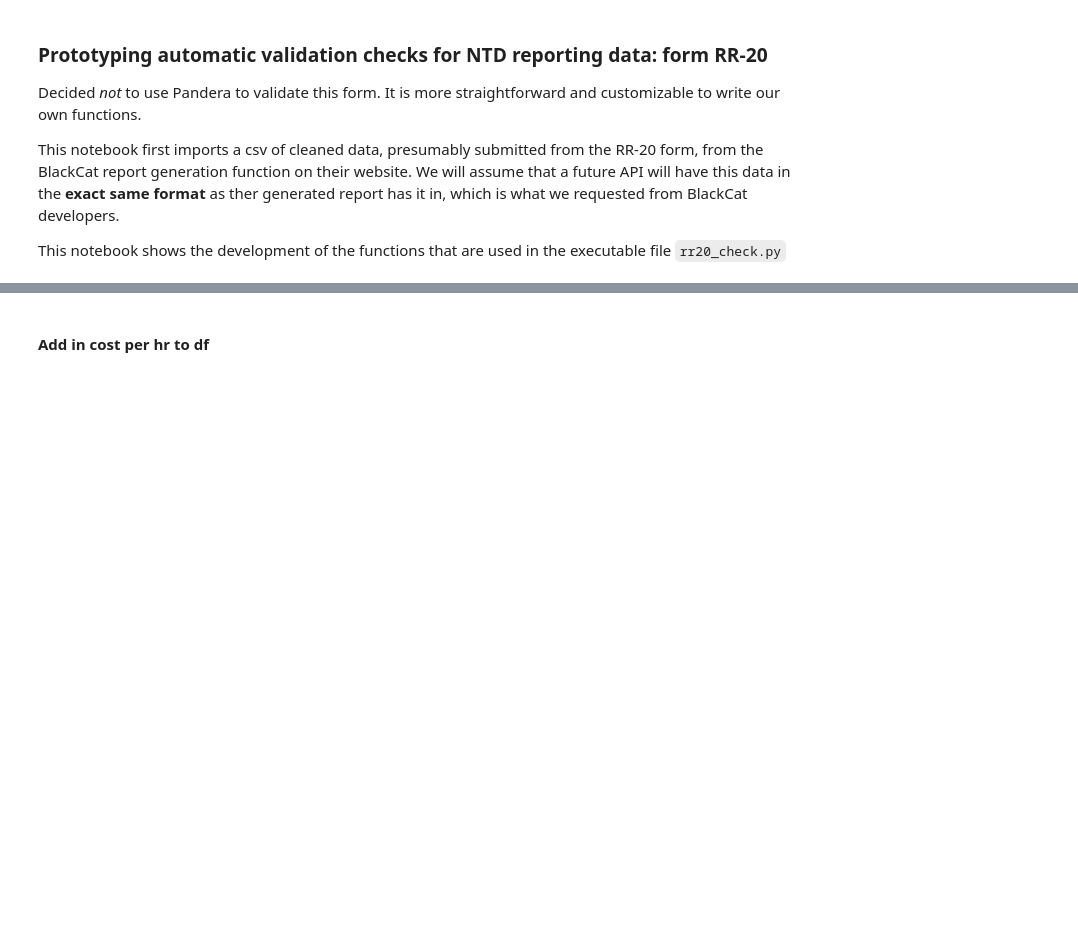
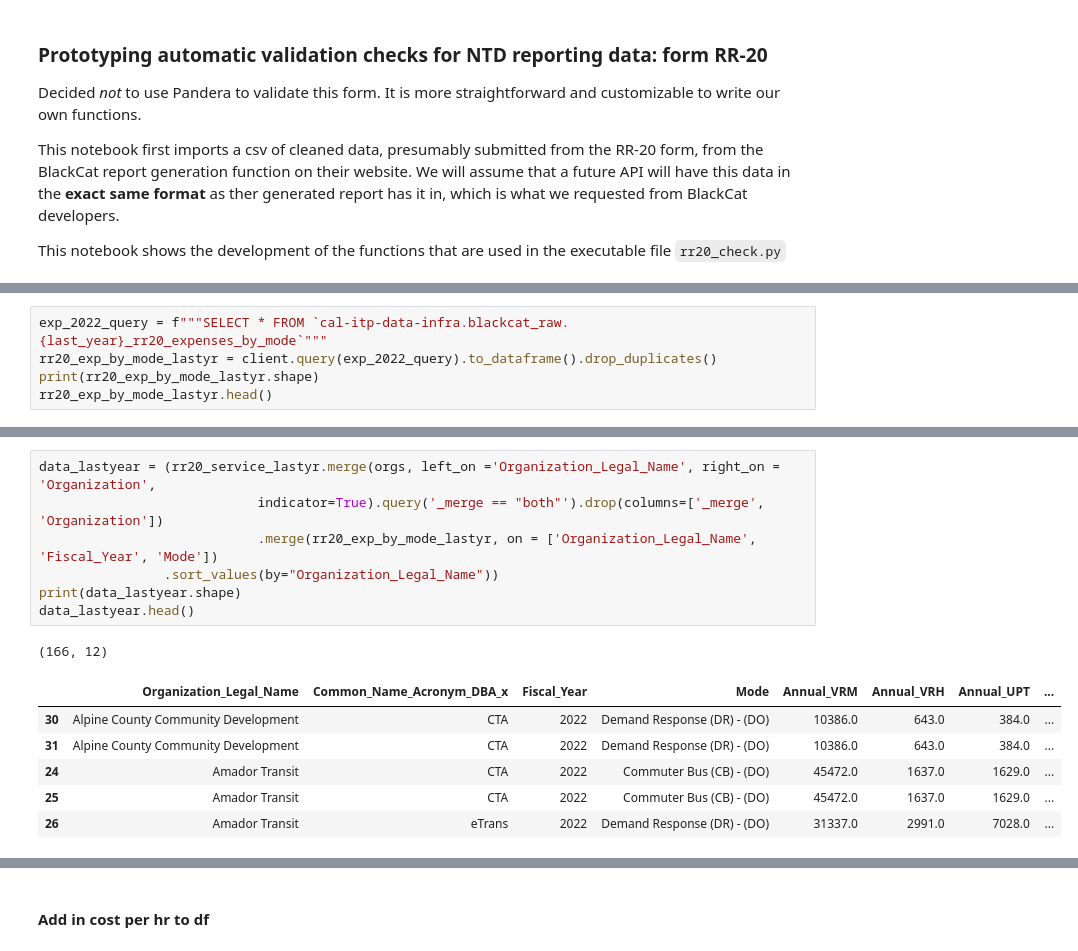
Before and after one commit to cal-itp/ntd-modernization, a Jupyter notebook: validation_tool/notebooks/3_rr20_service_validation_development.ipynb, the cells around one changed output, grey strips where cells are left out. Cells and saved outputs as stored; diff of their text form; blank space fills up the shorter version.

```diff
--- a/validation_tool/notebooks/3_rr20_service_validation_development.ipynb
+++ b/validation_tool/notebooks/3_rr20_service_validation_development.ipynb
@@ -84,0 +164,5 @@ data.head(20)
+# %%
+exp_2022_query = f"""SELECT * FROM `cal-itp-data-infra.blackcat_raw.{last_year}_rr20_expenses_by_mode`"""
+rr20_exp_by_mode_lastyr = client.query(exp_2022_query).to_dataframe().drop_duplicates()
+print(rr20_exp_by_mode_lastyr.shape)
+rr20_exp_by_mode_lastyr.head()
@@ -84,0 +177,15 @@ data.head(20)
+# %%
+data_lastyear = (rr20_service_lastyr.merge(orgs, left_on ='Organization_Legal_Name', right_on = 'Organization',
+                            indicator=True).query('_merge == "both"').drop(columns=['_merge', 'Organization'])
+                            .merge(rr20_exp_by_mode_lastyr, on = ['Organization_Legal_Name', 'Fiscal_Year', 'Mode'])
+                .sort_values(by="Organization_Legal_Name"))
+print(data_lastyear.shape)
+data_lastyear.head()
+# %% [output]
+(166, 12)
+|  | Organization_Legal_Name | Common_Name_Acronym_DBA_x | Fiscal_Year | Mode | Annual_VRM | Annual_VRH | Annual_UPT | ... |
+| 30 | Alpine County Community Development | CTA | 2022 | Demand Response (DR) - (DO) | 10386.0 | 643.0 | 384.0 | ... |
+| 31 | Alpine County Community Development | CTA | 2022 | Demand Response (DR) - (DO) | 10386.0 | 643.0 | 384.0 | ... |
+| 24 | Amador Transit | CTA | 2022 | Commuter Bus (CB) - (DO) | 45472.0 | 1637.0 | 1629.0 | ... |
+| 25 | Amador Transit | CTA | 2022 | Commuter Bus (CB) - (DO) | 45472.0 | 1637.0 | 1629.0 | ... |
+| 26 | Amador Transit | eTrans | 2022 | Demand Response (DR) - (DO) | 31337.0 | 2991.0 | 7028.0 | ... |
```
Also changed, not shown: parts of 24 cells of this notebook, 5 other files.
